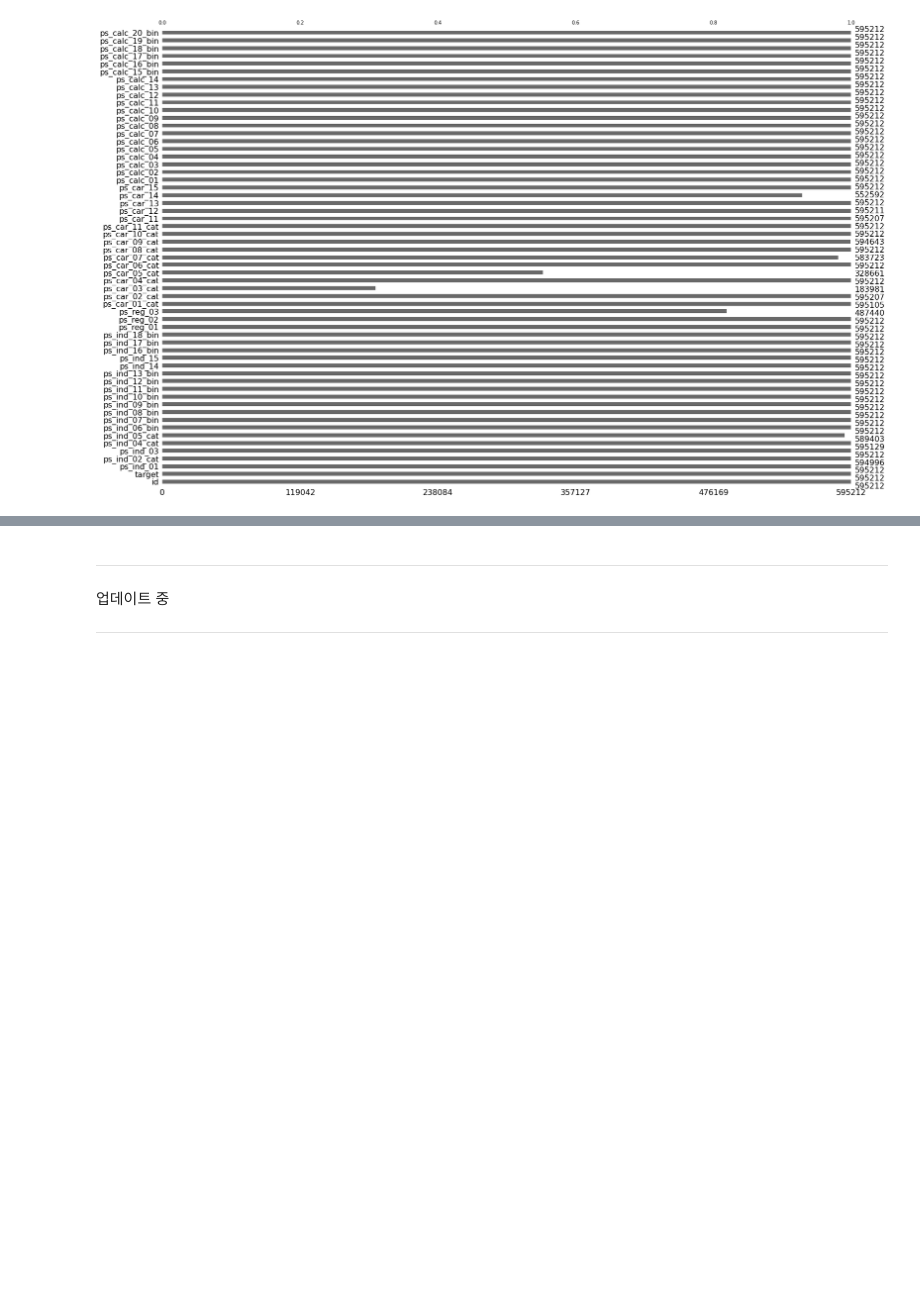
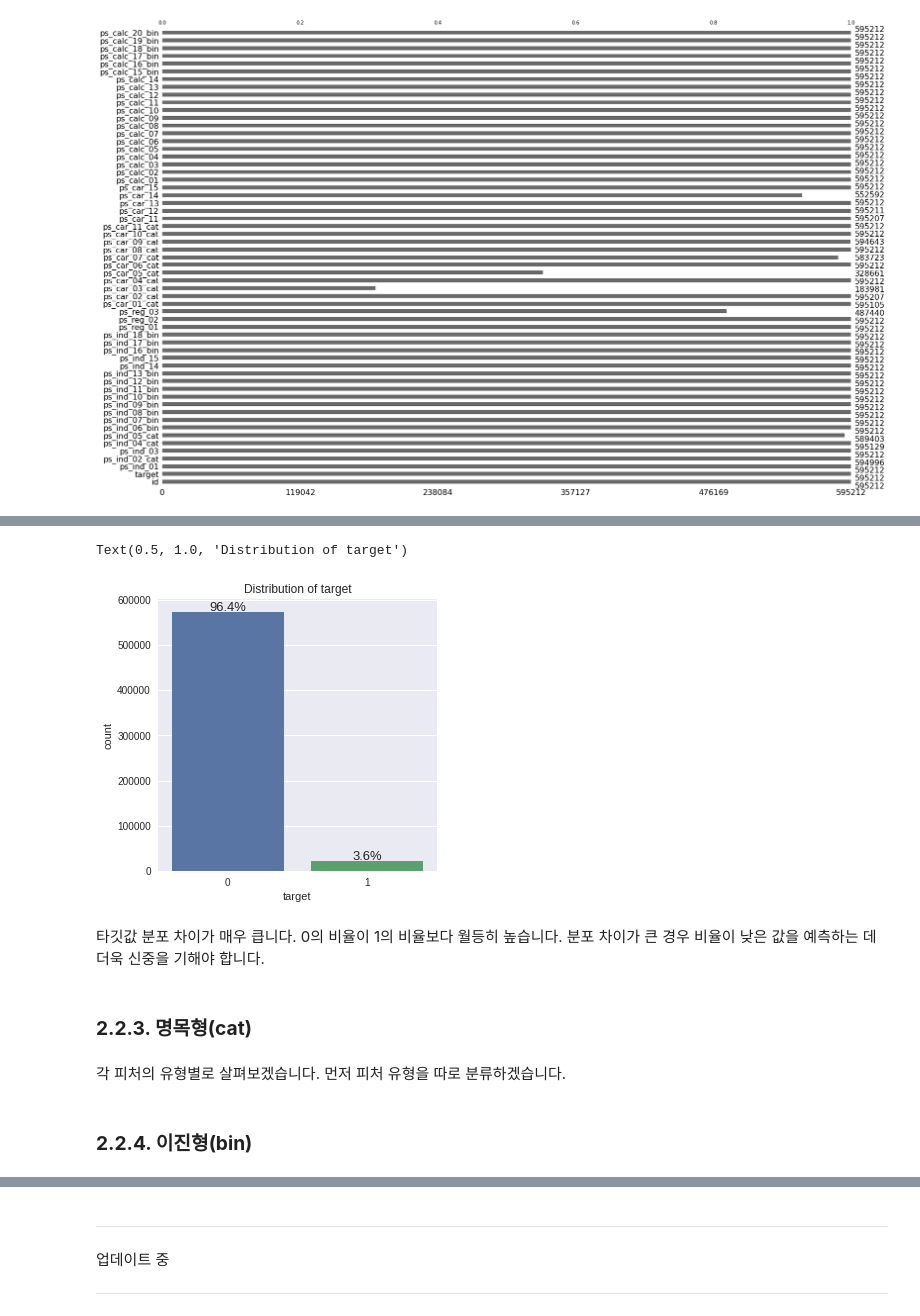
Before and after one commit to LeeSeungwon89/Kaggle_Dacon_Practice, a Jupyter notebook: 1. Porto_Seguro’s_Safe_Driver_Prediction_EDA.ipynb, the cells around one changed output, grey strips where cells are left out. Saved outputs shown, nothing was run; the diff lists cells and outputs as text; code cells hidden in the pictures; blank space fills up the shorter version.

```diff
--- a/1. Porto_Seguro’s_Safe_Driver_Prediction_EDA.ipynb
+++ b/1. Porto_Seguro’s_Safe_Driver_Prediction_EDA.ipynb
@@ -297,0 +337,41 @@ missingno.bar(df=train_null_transform)
+# %%
+import matplotlib as mpl
+import matplotlib.pyplot as plt
+import matplotlib.gridspec as grsp # 한 공간에 그래프를 그릴 수 있는 모듈을 읽습니다.
+import seaborn as sns
+%matplotlib inline
+
+mpl.rc('font', size=13) # 글자 사이즈를 지정합니다.
+plt.style.use('seaborn') # 시각화 스타일을 지정합니다.
+
+# 그래프 도형 상단에 비율을 나타내는 함수를 선언합니다.
+# `axis`는 행렬상 그래프 위치, `data_volume`은 데이터 크기입니다.
+def have_ratio(axis, data_volume):
+    for patch in axis.patches: # `patches`는 각 그래프의 도형 객체입니다.
+        height = patch.get_height() # 도형의 높이(=데이터 개수)를 추출합니다.
+        width = patch.get_width() # 도형의 너비(=x축 길이)를 추출합니다.
+        left_corner_point = patch.get_x() # 도형의 왼쪽 하단 모서리의 x위치를 추출합니다.
+        ratio = (height/data_volume) * 100 # 전체 데이터를 값 개수로 나누고 100을 곱하여 비율을 산출합니다.
+
+        # 비율을 명시할 위치 및 비율 형태를 지정합니다.
+        # x축 위치: 도형의 왼쪽 하단 모서리 x위치에 너비를 더하고 2로 나누어 중간 지점을 도출합니다.
+        # y축 위치: 도형의 높이에 '데이터 개수 * 0.003'을 더하여 도형 바로 윗지점을 도출합니다.
+        # 데이터 개수를 지정하는 이유는 데이터 개수가 달라도 도형 위 지점을 알맞게 지정하기 위함입니다.
+        axis.text(x=left_corner_point + (width/2), y=height + (data_volume * 0.003),
+                s=f'{ratio:1.1f}%', ha='center')
+# 함수 끝
+
+# 시각화합니다.
+plt.figure(figsize=(5, 5))
+axis = sns.countplot(x='target', data=train)
+have_ratio(axis, len(train)) # 선언한 함수를 사용하여 비율을 표시합니다.
+axis.set_title(f'Distribution of target')
+# %% [output]
+Text(0.5, 1.0, 'Distribution of target')
+[figure, added]
+# %% [markdown]
+타깃값 분포 차이가 매우 큽니다. 0의 비율이 1의 비율보다 월등히 높습니다. 분포 차이가 큰 경우 비율이 낮은 값을 예측하는 데 더욱 신중을 기해야 합니다.
+# %% [markdown]
+### **2.2.3. 명목형(cat)**
+# %% [markdown]
+각 피처의 유형별로 살펴보겠습니다. 먼저 피처 유형을 따로 분류하겠습니다.
@@ -297,0 +393,2 @@ missingno.bar(df=train_null_transform)
+# %% [markdown]
+### **2.2.4. 이진형(bin)**
```
Also changed, not shown: parts of 10 cells of this notebook.
